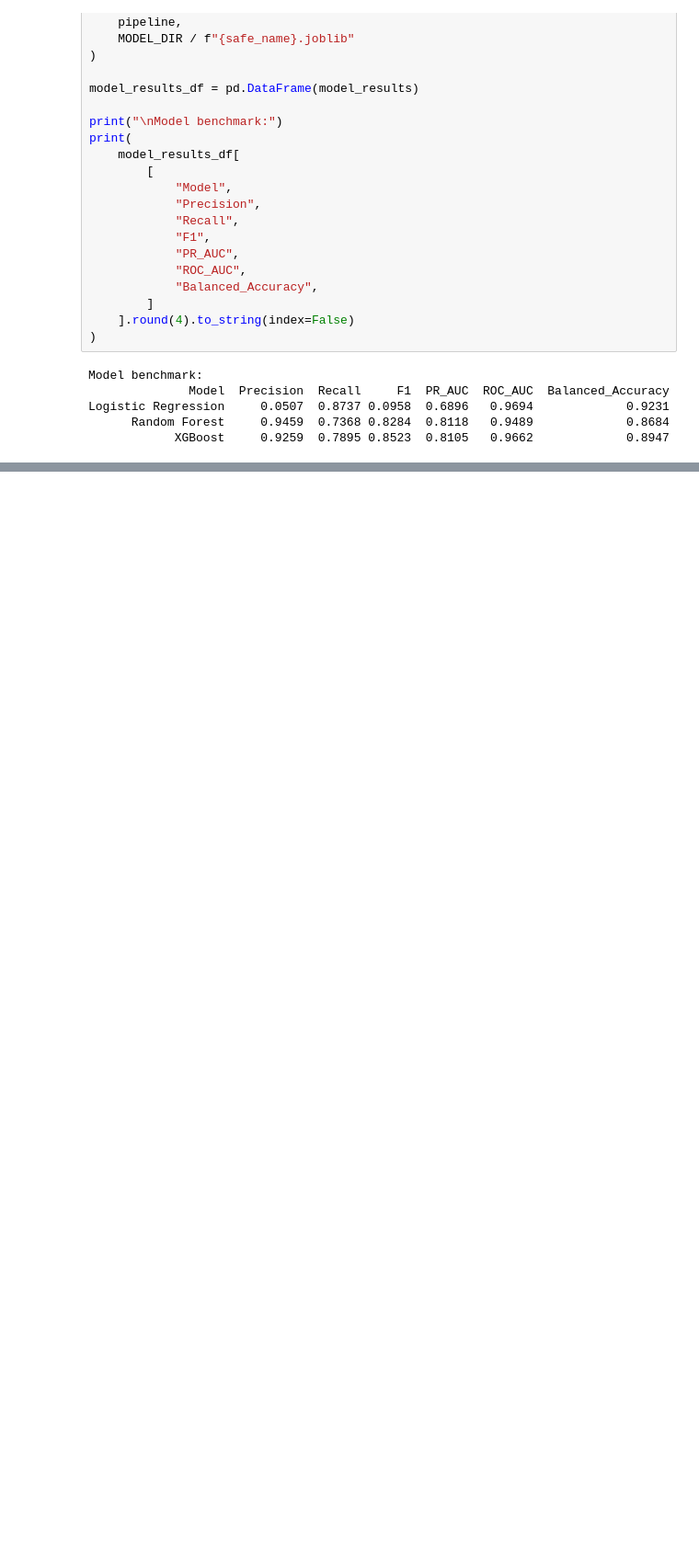
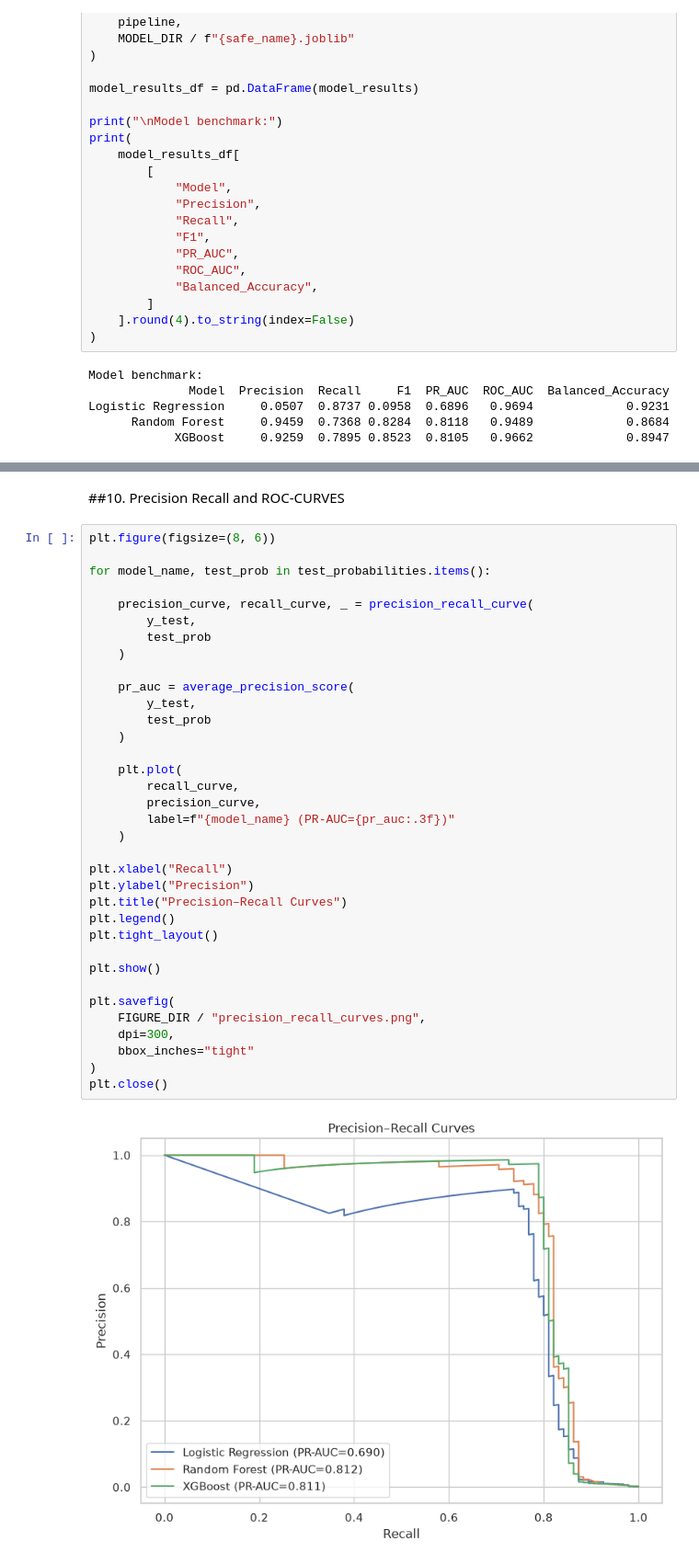
Before and after one commit to to-bits/BehaviorGuard-Customer-Behavioral-Profiling-for-Credit-Card-Fraud-Detection, a Jupyter notebook: BehaviorGuard — Customer Behavioral Profiling for Credit Card Fraud Detection/notebooks/04_final_analysis.ipynb, the cells around one changed output, grey strips where cells are left out. Shown at 92% size. Saved outputs shown, nothing was run; the diff lists cells and outputs as text; blank space fills up the shorter version.

```diff
--- a/BehaviorGuard — Customer Behavioral Profiling for Credit Card Fraud Detection/notebooks/04_final_analysis.ipynb
+++ b/BehaviorGuard — Customer Behavioral Profiling for Credit Card Fraud Detection/notebooks/04_final_analysis.ipynb
@@ -443,0 +486,39 @@ Logistic Regression     0.0507  0.8737 0.0958  0.6896   0.9694             0.923
+# %% [markdown]
+##10. Precision Recall and ROC-CURVES
+# %%
+plt.figure(figsize=(8, 6))
+
+for model_name, test_prob in test_probabilities.items():
+
+    precision_curve, recall_curve, _ = precision_recall_curve(
+        y_test,
+        test_prob
+    )
+
+    pr_auc = average_precision_score(
+        y_test,
+        test_prob
+    )
+
+    plt.plot(
+        recall_curve,
+        precision_curve,
+        label=f"{model_name} (PR-AUC={pr_auc:.3f})"
+    )
+
+plt.xlabel("Recall")
+plt.ylabel("Precision")
+plt.title("Precision–Recall Curves")
+plt.legend()
+plt.tight_layout()
+
+plt.show()
+
+plt.savefig(
+    FIGURE_DIR / "precision_recall_curves.png",
+    dpi=300,
+    bbox_inches="tight"
+)
+plt.close()
+# %% [output]
+[figure, added]
```
Also changed, not shown: parts of 3 cells of this notebook, 5 other files.
